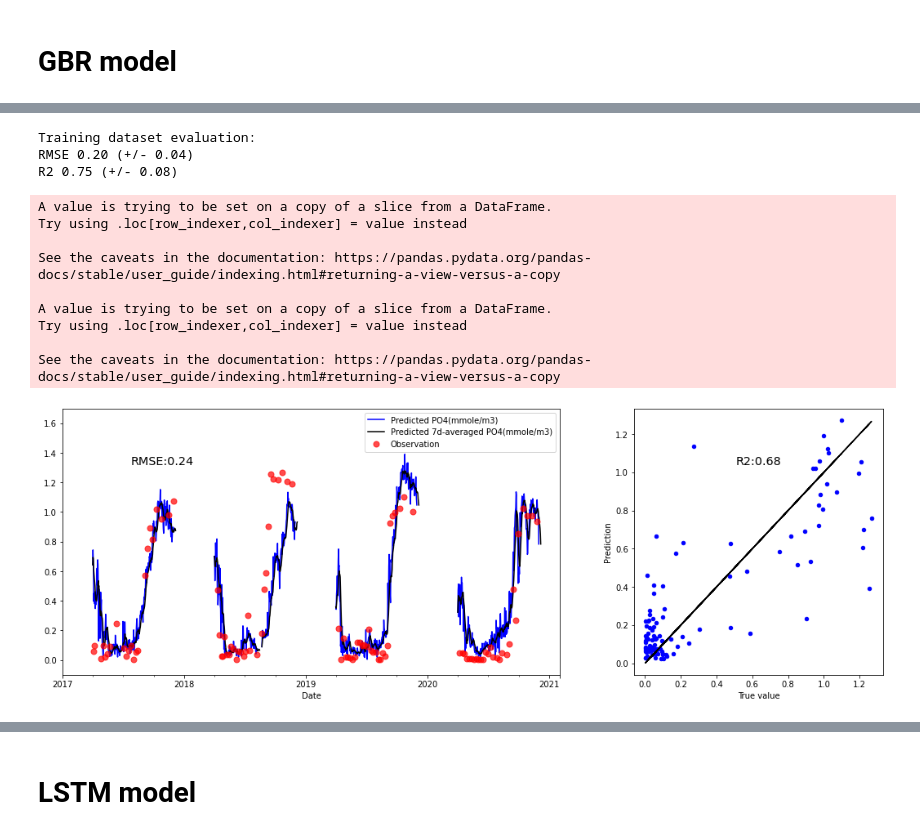
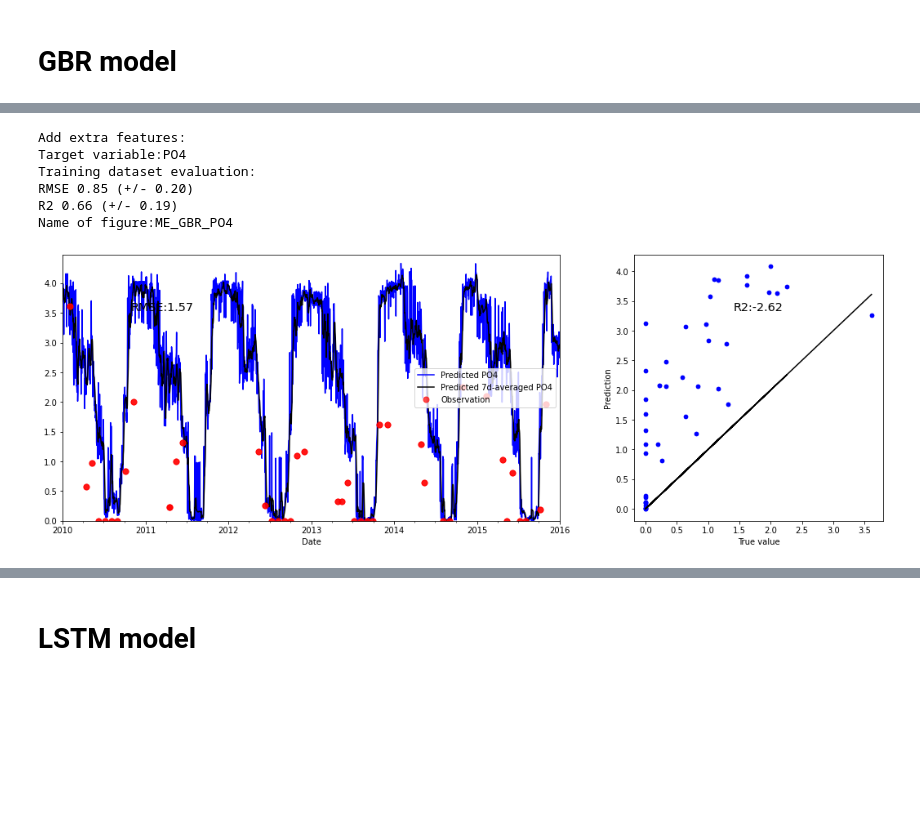
Before and after one commit to Shuqi-Lin/Algal-bloom-prediction-machine-learning, a Jupyter notebook: DD models_pre-generated nutrients_process-based model data.ipynb, the cells around one changed output, grey strips where cells are left out. Cells and saved outputs as stored; diff of their text form; code cells hidden in the pictures; blank space fills up the shorter version.

```diff
--- a/DD models_pre-generated nutrients_process-based model data.ipynb
+++ b/DD models_pre-generated nutrients_process-based model data.ipynb
@@ -44,5 +62,6 @@ def read_daily_df(test_time,features,file): # test_time = pd.Timestamp(yyyy,mm,d
 # %%
 def training_cv(df,features,nutrient,year):
+    df['YY'] = df['Date'].apply(lambda d:d.year)
     df = df[df['YY'].isin(year)]
     X_train = df[features]
     y_train = df[nutrient].values
@@ -195,25 +183,44 @@ See the caveats in the documentation: https://pandas.pydata.org/pandas-docs/stab
+# %%
+## Predict Nutrient 3
+while True:
+    add_features = input('Add extra features:')
+    if add_features:
+        features.append(add_features)
+    else:
+        break
+# Lake Erken:['inflow(m3/s)','AirT','Prec(mm/d)','delT','U','Humidity','CC','swr(w/m2)',
+#            'Ice_d','days from iceoff','MLD','W','thermD',
+#            'NOX(mmole/m3)','O2(mmole/m3)']
+
+target = input('Target variable:')
+model = training_cv(all_df,features,target,year)
+ylim = (0,all_df[target].max())
+Lake_Nut,f2= predict(Lake_Nut,all_df,features,target,test_time,ylim)
+fig_name = input('Name of figure:')
+f2.savefig(fig_name+'.png',dpi = 500)
 # %%
-## Predict PO4
-features = ['inflow(m3/s)','AirT','Prec(mm/d)','delT','U','Humidity','CC','swr(w/m2)',
-            'Ice_d','days from iceoff','MLD','W','thermD',
-            'NOX(mmole/m3)','O2(mmole/m3)']
-plot_from = pd.Timestamp(2017,1,1)
-model = training_cv(all_df,features,'PO4(mmole/m3)',year)
-ylim = (-0.1,1.7)
-Erken_Nut,f2  = predict(Erken_Nut,all_df,features,'PO4(mmole/m3)',plot_from,ylim)
-f2.savefig('GBR_PO4.png',dpi = 500)
+## Predict Nutrient 4
+while True:
+    add_features = input('Add extra features:')
+    if add_features:
+        features.append(add_features)
+    else:
+        break
+# Lake Erken:['inflow(m3/s)','AirT','Prec(mm/d)','delT','U','Humidity','CC','swr(w/m2)',
+#            'Ice_d','days from iceoff','MLD','W','thermD',
+#            'NOX(mmole/m3)','O2(mmole/m3)']
+target = input('Target variable:')
+model = training_cv(all_df,features,target,year)
+ylim = (0,all_df[target].max())
+Lake_Nut,f2  = predict(Lake_Nut,all_df,features,target,test_time,ylim)
+fig_name = input('Name of figure:')
+f2.savefig(fig_name+'.png',dpi = 500)
 # %% [output]
+Add extra features:
+Target variable:PO4
 Training dataset evaluation:
-RMSE 0.20 (+/- 0.04)
-R2 0.75 (+/- 0.08)
+RMSE 0.85 (+/- 0.20)
+R2 0.66 (+/- 0.19)
+Name of figure:ME_GBR_PO4
-A value is trying to be set on a copy of a slice from a DataFrame.
-Try using .loc[row_indexer,col_indexer] = value instead
-
-See the caveats in the documentation: https://pandas.pydata.org/pandas-docs/stable/user_guide/indexing.html#returning-a-view-versus-a-copy
-
-A value is trying to be set on a copy of a slice from a DataFrame.
-Try using .loc[row_indexer,col_indexer] = value instead
-
-See the caveats in the documentation: https://pandas.pydata.org/pandas-docs/stable/user_guide/indexing.html#returning-a-view-versus-a-copy
-[figure, old version]
+[figure, new version]
 # %%
```
Also changed, not shown: parts of 17 cells of this notebook, 25 other files.
